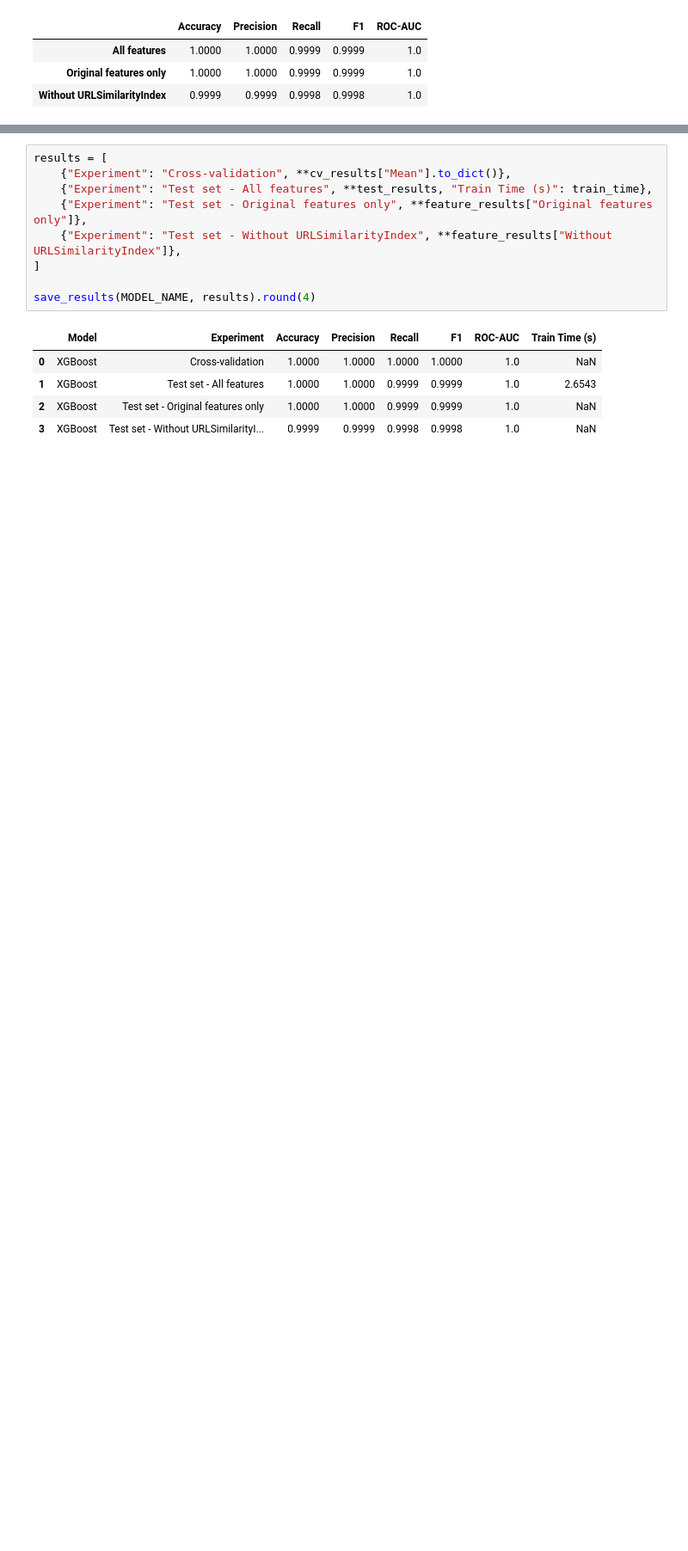
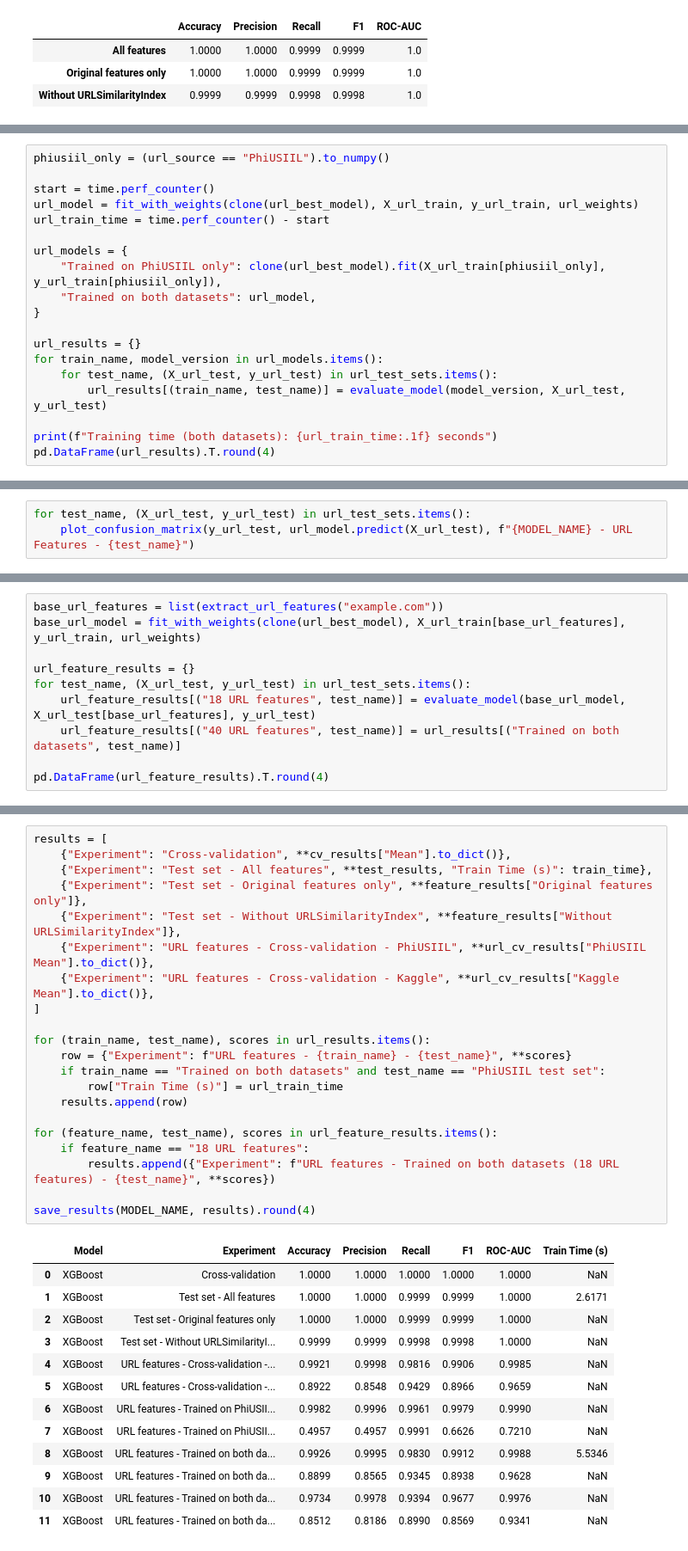
Before and after one commit to imansharinda-ux/DetectIt-ml, a Jupyter notebook: notebooks/04_xgboost.ipynb, the cells around one changed output, grey strips where cells are left out. Shown at 86% size. Cells and saved outputs as stored; diff of their text form; blank space fills up the shorter version.

Commit message:
feat: train xgboost and random forest for experiment 2

```diff
--- a/notebooks/04_xgboost.ipynb
+++ b/notebooks/04_xgboost.ipynb
@@ -173,0 +274,19 @@ pd.DataFrame(feature_results).T.round(4)
+# %%
+phiusiil_only = (url_source == "PhiUSIIL").to_numpy()
+
+start = time.perf_counter()
+url_model = fit_with_weights(clone(url_best_model), X_url_train, y_url_train, url_weights)
+url_train_time = time.perf_counter() - start
+
+url_models = {
+    "Trained on PhiUSIIL only": clone(url_best_model).fit(X_url_train[phiusiil_only], y_url_train[phiusiil_only]),
+    "Trained on both datasets": url_model,
+}
+
+url_results = {}
+for train_name, model_version in url_models.items():
+    for test_name, (X_url_test, y_url_test) in url_test_sets.items():
+        url_results[(train_name, test_name)] = evaluate_model(model_version, X_url_test, y_url_test)
+
+print(f"Training time (both datasets): {url_train_time:.1f} seconds")
+pd.DataFrame(url_results).T.round(4)
@@ -173,0 +300,3 @@ pd.DataFrame(feature_results).T.round(4)
+# %%
+for test_name, (X_url_test, y_url_test) in url_test_sets.items():
+    plot_confusion_matrix(y_url_test, url_model.predict(X_url_test), f"{MODEL_NAME} - URL Features - {test_name}")
@@ -173,0 +310,10 @@ pd.DataFrame(feature_results).T.round(4)
+# %%
+base_url_features = list(extract_url_features("example.com"))
+base_url_model = fit_with_weights(clone(url_best_model), X_url_train[base_url_features], y_url_train, url_weights)
+
+url_feature_results = {}
+for test_name, (X_url_test, y_url_test) in url_test_sets.items():
+    url_feature_results[("18 URL features", test_name)] = evaluate_model(base_url_model, X_url_test[base_url_features], y_url_test)
+    url_feature_results[("40 URL features", test_name)] = url_results[("Trained on both datasets", test_name)]
+
+pd.DataFrame(url_feature_results).T.round(4)
@@ -178,16 +368,36 @@ We save all results in one table. The comparison notebook will later load the ta
 # %%
 results = [
     {"Experiment": "Cross-validation", **cv_results["Mean"].to_dict()},
     {"Experiment": "Test set - All features", **test_results, "Train Time (s)": train_time},
     {"Experiment": "Test set - Original features only", **feature_results["Original features only"]},
     {"Experiment": "Test set - Without URLSimilarityIndex", **feature_results["Without URLSimilarityIndex"]},
+    {"Experiment": "URL features - Cross-validation - PhiUSIIL", **url_cv_results["PhiUSIIL Mean"].to_dict()},
+    {"Experiment": "URL features - Cross-validation - Kaggle", **url_cv_results["Kaggle Mean"].to_dict()},
 ]
 
+for (train_name, test_name), scores in url_results.items():
+    row = {"Experiment": f"URL features - {train_name} - {test_name}", **scores}
+    if train_name == "Trained on both datasets" and test_name == "PhiUSIIL test set":
+        row["Train Time (s)"] = url_train_time
+    results.append(row)
+
+for (feature_name, test_name), scores in url_feature_results.items():
+    if feature_name == "18 URL features":
+        results.append({"Experiment": f"URL features - Trained on both datasets (18 URL features) - {test_name}", **scores})
+
 save_results(MODEL_NAME, results).round(4)
 # %% [output]
 |  | Model | Experiment | Accuracy | Precision | Recall | F1 | ROC-AUC | Train Time (s) |
-| 0 | XGBoost | Cross-validation | 1.0000 | 1.0000 | 1.0000 | 1.0000 | 1.0 | NaN |
-| 1 | XGBoost | Test set - All features | 1.0000 | 1.0000 | 0.9999 | 0.9999 | 1.0 | 2.6543 |
-| 2 | XGBoost | Test set - Original features only | 1.0000 | 1.0000 | 0.9999 | 0.9999 | 1.0 | NaN |
-| 3 | XGBoost | Test set - Without URLSimilarityI... | 0.9999 | 0.9999 | 0.9998 | 0.9998 | 1.0 | NaN |
+| 0 | XGBoost | Cross-validation | 1.0000 | 1.0000 | 1.0000 | 1.0000 | 1.0000 | NaN |
+| 1 | XGBoost | Test set - All features | 1.0000 | 1.0000 | 0.9999 | 0.9999 | 1.0000 | 2.6171 |
+| 2 | XGBoost | Test set - Original features only | 1.0000 | 1.0000 | 0.9999 | 0.9999 | 1.0000 | NaN |
+| 3 | XGBoost | Test set - Without URLSimilarityI... | 0.9999 | 0.9999 | 0.9998 | 0.9998 | 1.0000 | NaN |
+| 4 | XGBoost | URL features - Cross-validation -... | 0.9921 | 0.9998 | 0.9816 | 0.9906 | 0.9985 | NaN |
+| 5 | XGBoost | URL features - Cross-validation -... | 0.8922 | 0.8548 | 0.9429 | 0.8966 | 0.9659 | NaN |
+| 6 | XGBoost | URL features - Trained on PhiUSII... | 0.9982 | 0.9996 | 0.9961 | 0.9979 | 0.9990 | NaN |
+| 7 | XGBoost | URL features - Trained on PhiUSII... | 0.4957 | 0.4957 | 0.9991 | 0.6626 | 0.7210 | NaN |
+| 8 | XGBoost | URL features - Trained on both da... | 0.9926 | 0.9995 | 0.9830 | 0.9912 | 0.9988 | 5.5346 |
+| 9 | XGBoost | URL features - Trained on both da... | 0.8899 | 0.8565 | 0.9345 | 0.8938 | 0.9628 | NaN |
+| 10 | XGBoost | URL features - Trained on both da... | 0.9734 | 0.9978 | 0.9394 | 0.9677 | 0.9976 | NaN |
+| 11 | XGBoost | URL features - Trained on both da... | 0.8512 | 0.8186 | 0.8990 | 0.8569 | 0.9341 | NaN |
 # %% [markdown]
```
Also changed, not shown: parts of 19 cells of this notebook, 11 other files.
